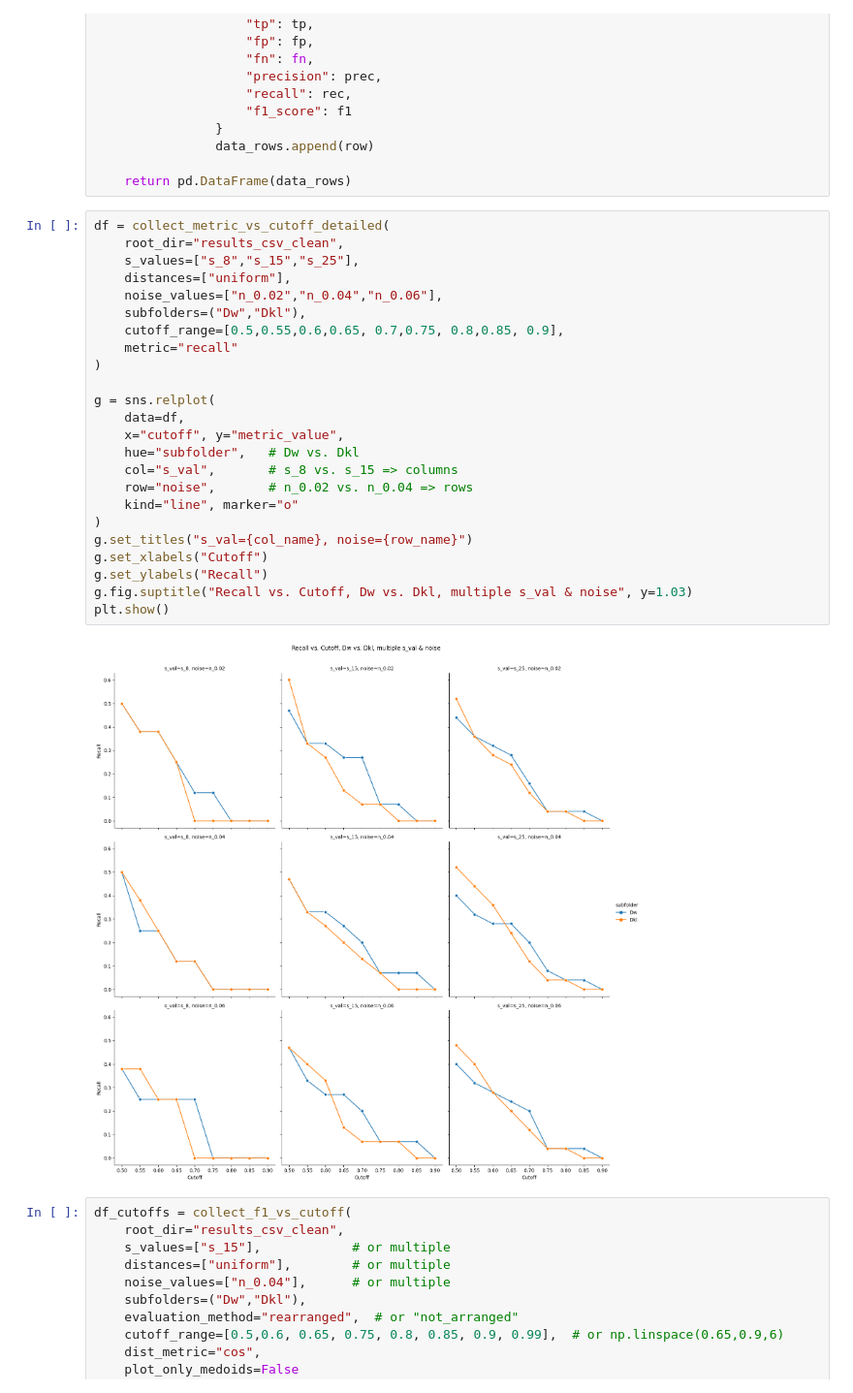
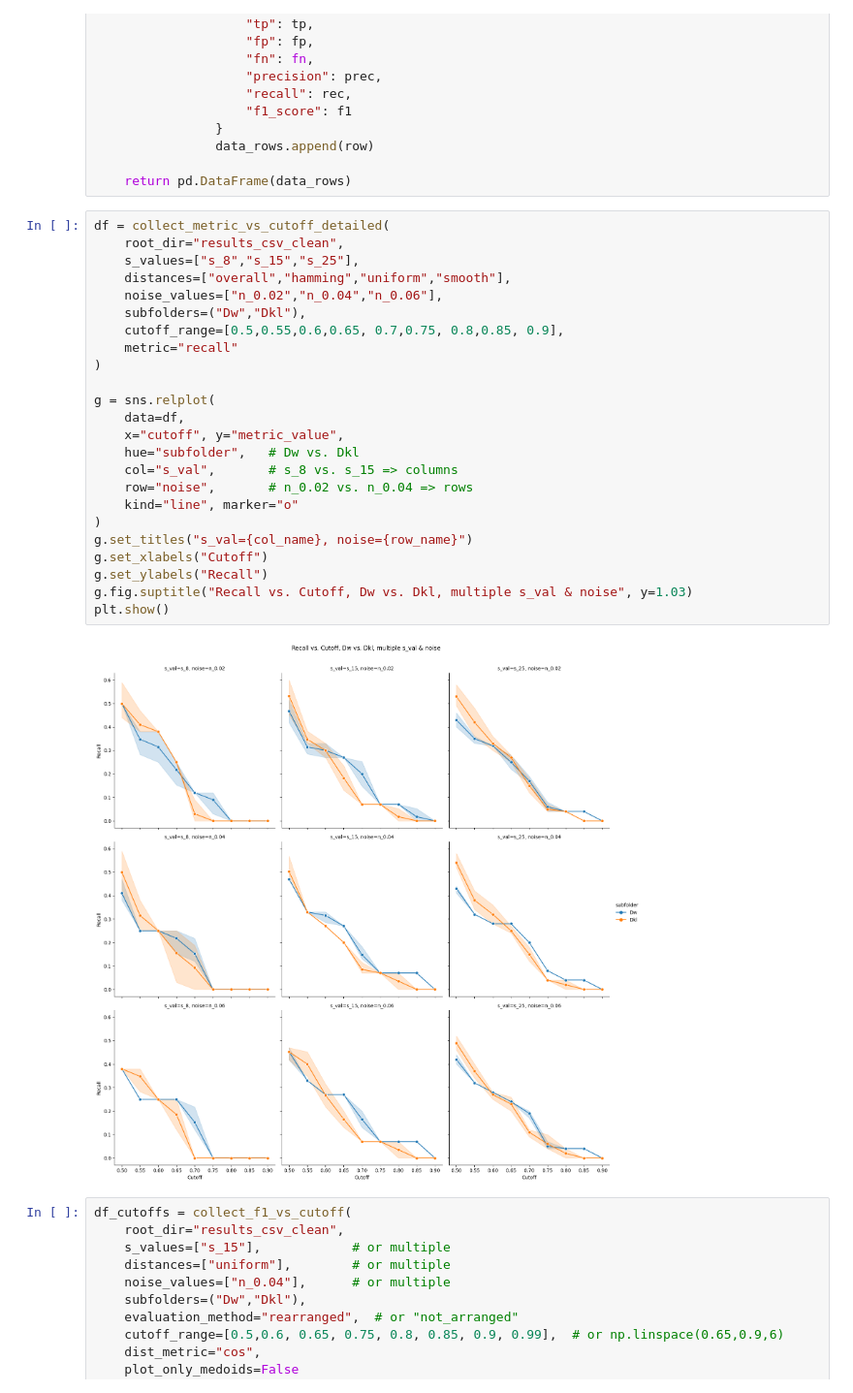
Before and after one commit to Jolijn2020/Mutational_Signatures, a Jupyter notebook: Evaluation_final_clean.ipynb, the cells around one changed output. Shown at 97% size. Saved outputs shown, nothing was run; the diff lists cells and outputs as text.

```diff
--- a/Evaluation_final_clean.ipynb
+++ b/Evaluation_final_clean.ipynb
@@ -1551,29 +1376,29 @@ def collect_metric_vs_cutoff_detailed(
 # %%
 df = collect_metric_vs_cutoff_detailed(
     root_dir="results_csv_clean",
     s_values=["s_8","s_15","s_25"],
-    distances=["uniform"],
+    distances=["overall","hamming","uniform","smooth"],
     noise_values=["n_0.02","n_0.04","n_0.06"],
     subfolders=("Dw","Dkl"),
     cutoff_range=[0.5,0.55,0.6,0.65, 0.7,0.75, 0.8,0.85, 0.9],
     metric="recall"
 )
 
 g = sns.relplot(
     data=df,
     x="cutoff", y="metric_value",
     hue="subfolder",   # Dw vs. Dkl
     col="s_val",       # s_8 vs. s_15 => columns
     row="noise",       # n_0.02 vs. n_0.04 => rows
     kind="line", marker="o"
 )
 g.set_titles("s_val={col_name}, noise={row_name}")
 g.set_xlabels("Cutoff")
 g.set_ylabels("Recall")
 g.fig.suptitle("Recall vs. Cutoff, Dw vs. Dkl, multiple s_val & noise", y=1.03)
 plt.show()
 # %% [output]
-[figure, old version]
+[figure, new version]
 # %%
 df_cutoffs = collect_f1_vs_cutoff(
     root_dir="results_csv_clean",
```
Also changed, not shown: parts of 5 cells of this notebook.
